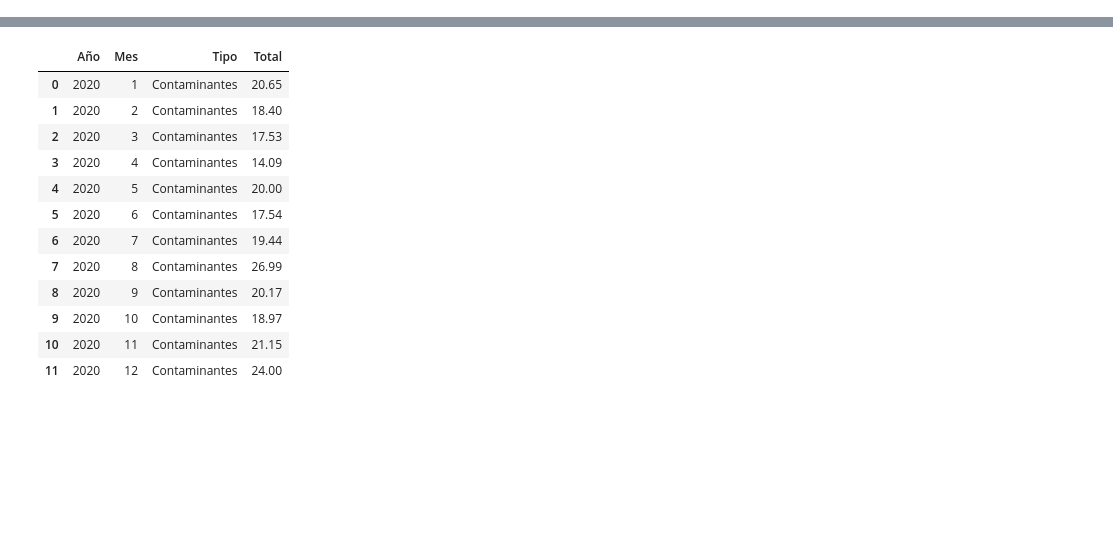
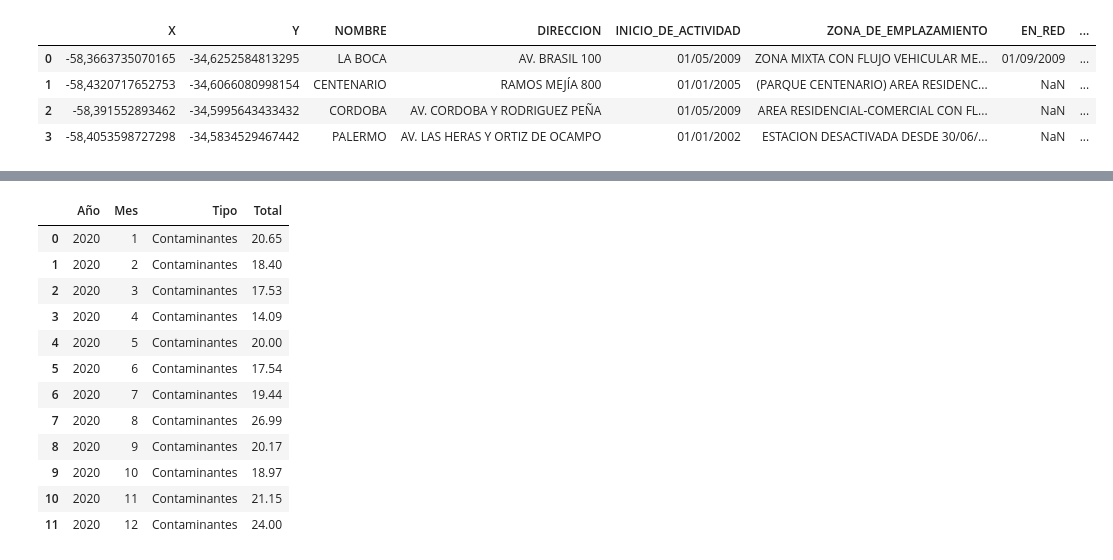
Before and after one commit to fernandorgonzalez/cursos-eant-python_data_analytics-proyecto, a Jupyter notebook: contaminantes.ipynb, the cells around one changed output, grey strips where cells are left out. Saved outputs shown, nothing was run; the diff lists cells and outputs as text; code cells hidden in the pictures; blank space fills up the shorter version.

```diff
--- a/contaminantes.ipynb
+++ b/contaminantes.ipynb
@@ -7,3 +21,6 @@ input_file_name = 'contaminantes.csv'
+# %%
+#https://cdn.buenosaires.gob.ar/datosabiertos/datasets/calidad-de-aire/estaciones-ambientales.csv
+input_file_name_estaciones = 'https://cdn.buenosaires.gob.ar/datosabiertos/datasets/calidad-de-aire/estaciones-ambientales.csv'
 # %%
 #Definimos el archivo donde guardar el set de datos luego de la limpieza y normalización
 output_file_name = "contaminantes.xlsx"
@@ -28,0 +49,9 @@ df_contaminantes.shape
+# %%
+#Previsualización de los primeros registros correspondientes a estaciones ambientales
+df_estaciones.head()
+# %% [output]
+|  | X | Y | NOMBRE | DIRECCION | INICIO_DE_ACTIVIDAD | ZONA_DE_EMPLAZAMIENTO | EN_RED | ... |
+| 0 | -58,3663735070165 | -34,6252584813295 | LA BOCA | AV. BRASIL 100 | 01/05/2009 | ZONA MIXTA CON FLUJO VEHICULAR ME... | 01/09/2009 | ... |
+| 1 | -58,4320717652753 | -34,6066080998154 | CENTENARIO | RAMOS MEJÍA 800 | 01/01/2005 | (PARQUE CENTENARIO) AREA RESIDENC... | NaN | ... |
+| 2 | -58,391552893462 | -34,5995643433432 | CORDOBA | AV. CORDOBA Y RODRIGUEZ PEÑA | 01/05/2009 | AREA RESIDENCIAL-COMERCIAL CON FL... | NaN | ... |
+| 3 | -58,4053598727298 | -34,5834529467442 | PALERMO | AV. LAS HERAS Y ORTIZ DE OCAMPO | 01/01/2002 | ESTACION DESACTIVADA DESDE 30/06/... | NaN | ... |
```
Also changed, not shown: parts of 10 cells of this notebook, 5 other files.
